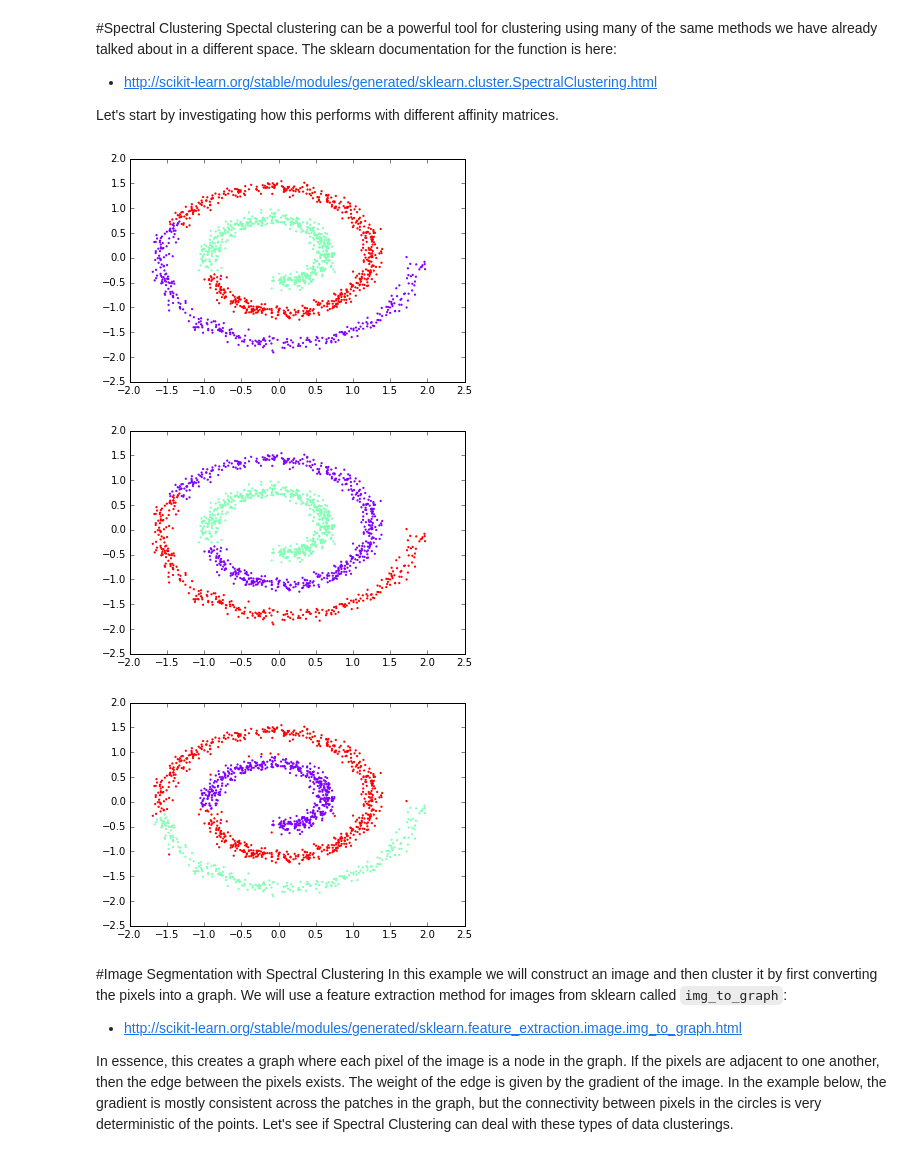
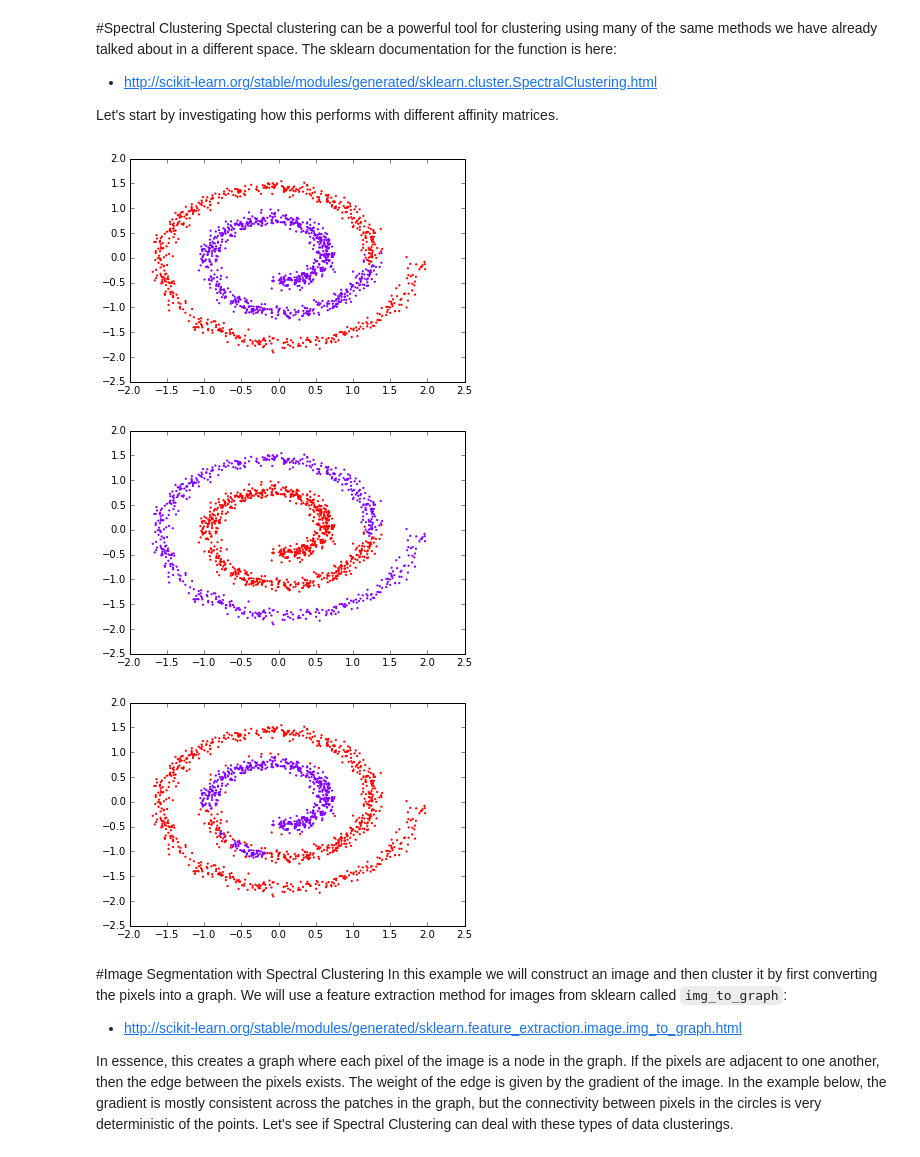
Before and after one commit to eclarson/DataMiningNotebooks, a Jupyter notebook: 11. More Clustering.ipynb, the cells around one changed output. Cells and saved outputs as stored; diff of their text form; code cells hidden in the pictures.

```diff
--- a/11. More Clustering.ipynb
+++ b/11. More Clustering.ipynb
@@ -201,29 +197,29 @@ Let's start by investigating how this performs with different affinity matrices.
 # %%
 # an example using SpectralClustering, which assumes that the graphical data needs to be calculated from the structure
 from sklearn.cluster import SpectralClustering
 
 X = X2
-nclust = 3
+nclust = 2
 
 # If a string, this may be one of
 #  ‘nearest_neighbors’, ‘precomputed’, ‘rbf’
 #  or one of the kernels supported by sklearn.metrics.pairwise_kernels
 spc = SpectralClustering(n_clusters=nclust, affinity = 'nearest_neighbors')
 labels = spc.fit_predict(X)
 
 plt.scatter(X[:, 0], X[:, 1], c=labels,
                     cmap=plt.cm.rainbow, s=5, linewidths=0)
 
 plt.show()
 # %% [output]
-[figure, old version]
+[figure, new version]
 # %%
 # an example using precomputed affinity, which uses the actual proximity graph
 from sklearn.cluster import SpectralClustering
 from sklearn.neighbors import kneighbors_graph
 
 X = X2
-nclust = 3
+nclust = 2
 Xknn = kneighbors_graph(X, 10)
 
 spc = SpectralClustering(n_clusters=nclust, affinity = 'precomputed')
@@ -234,12 +230,12 @@ plt.scatter(X[:, 0], X[:, 1], c=labels,
 
 plt.show()
 # %% [output]
-[figure, old version]
+[figure, new version]
 # %%
 from sklearn.metrics.pairwise import pairwise_distances
 
 X = X2
-nclust = 3
+nclust = 2
 
 d = pairwise_distances(X, metric='euclidean')
 d = np.exp(- d**2 / (2.* 0.1**2))
@@ -252,7 +248,7 @@ plt.scatter(X[:, 0], X[:, 1], c=labels,
 
 plt.show()
 # %% [output]
-[figure, old version]
+[figure, new version]
 # %% [markdown]
 #Image Segmentation with Spectral Clustering
 In this example we will construct an image and then cluster it by first converting the pixels into a graph. We will use a feature extraction method for images from sklearn called `img_to_graph`:
```
Also changed, not shown: parts of 10 cells of this notebook, 15 other files.
